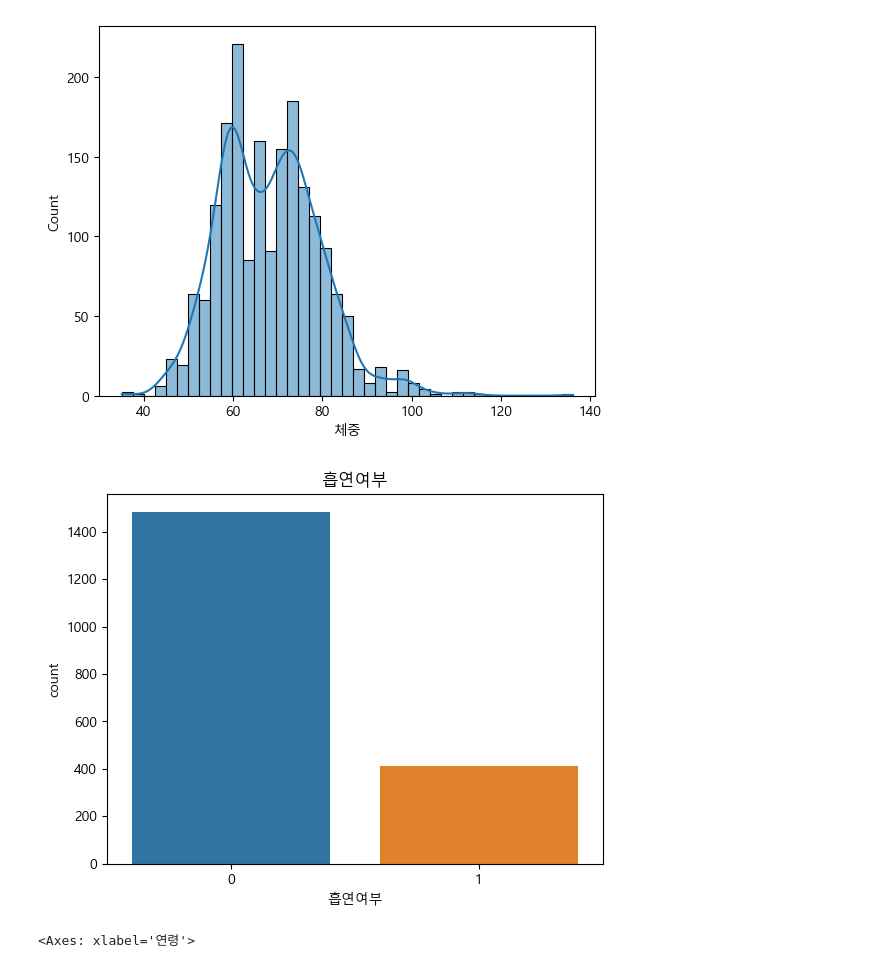
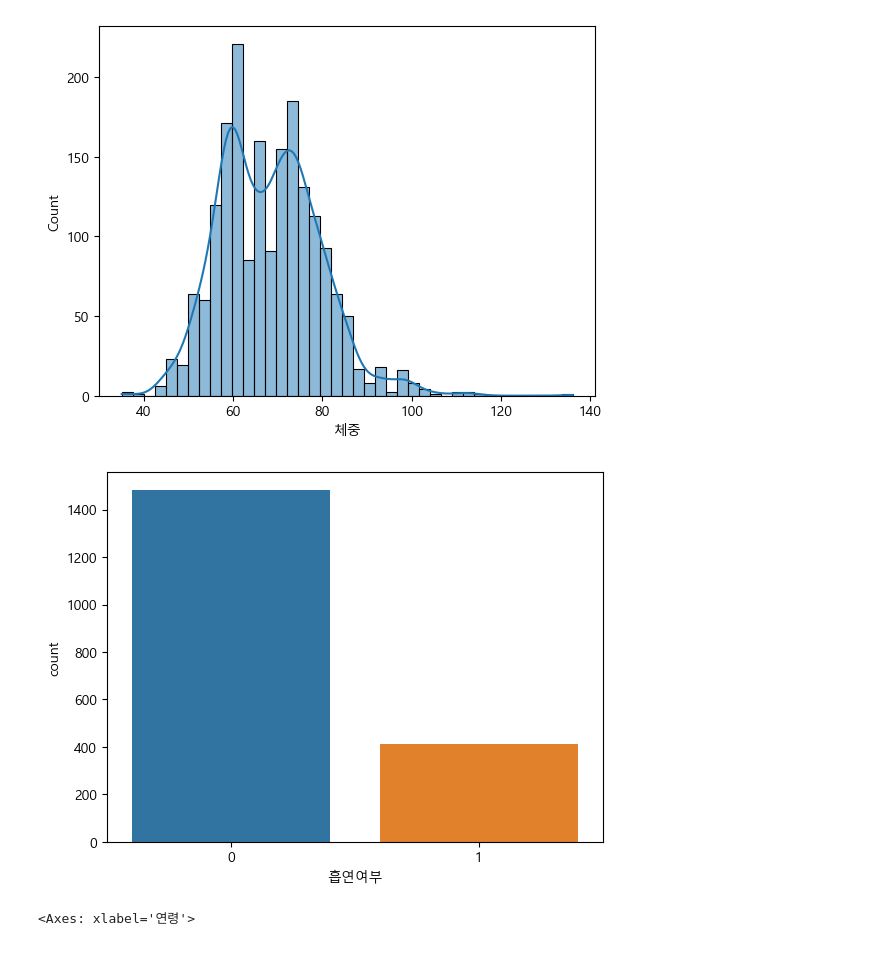
Before and after one commit to araya1203/study_data_analytics, a Jupyter notebook: codes/DDA/RecurrenceOfSurgery_DDA_quests.ipynb, the cells around one changed output. Cells and saved outputs as stored; diff of their text form; code cells hidden in the pictures.

```diff
--- a/codes/DDA/RecurrenceOfSurgery_DDA_quests.ipynb
+++ b/codes/DDA/RecurrenceOfSurgery_DDA_quests.ipynb
@@ -130,10 +129,9 @@ plt.show()
 # %%
 # 흡연여부 chart
 sns.countplot(data=df_ROS_forpatient, x='흡연여부')
-plt.title("흡연여부")
 plt.show()
 # %% [output]
-[figure, old version]
+[figure, new version]
 # %%
 # 연령 chart
 sns.boxplot(data=df_ROS_forpatient, x='연령') # 사분위 표시, 중앙값
```
Also changed, not shown: parts of 29 cells of this notebook, 2 other files.
